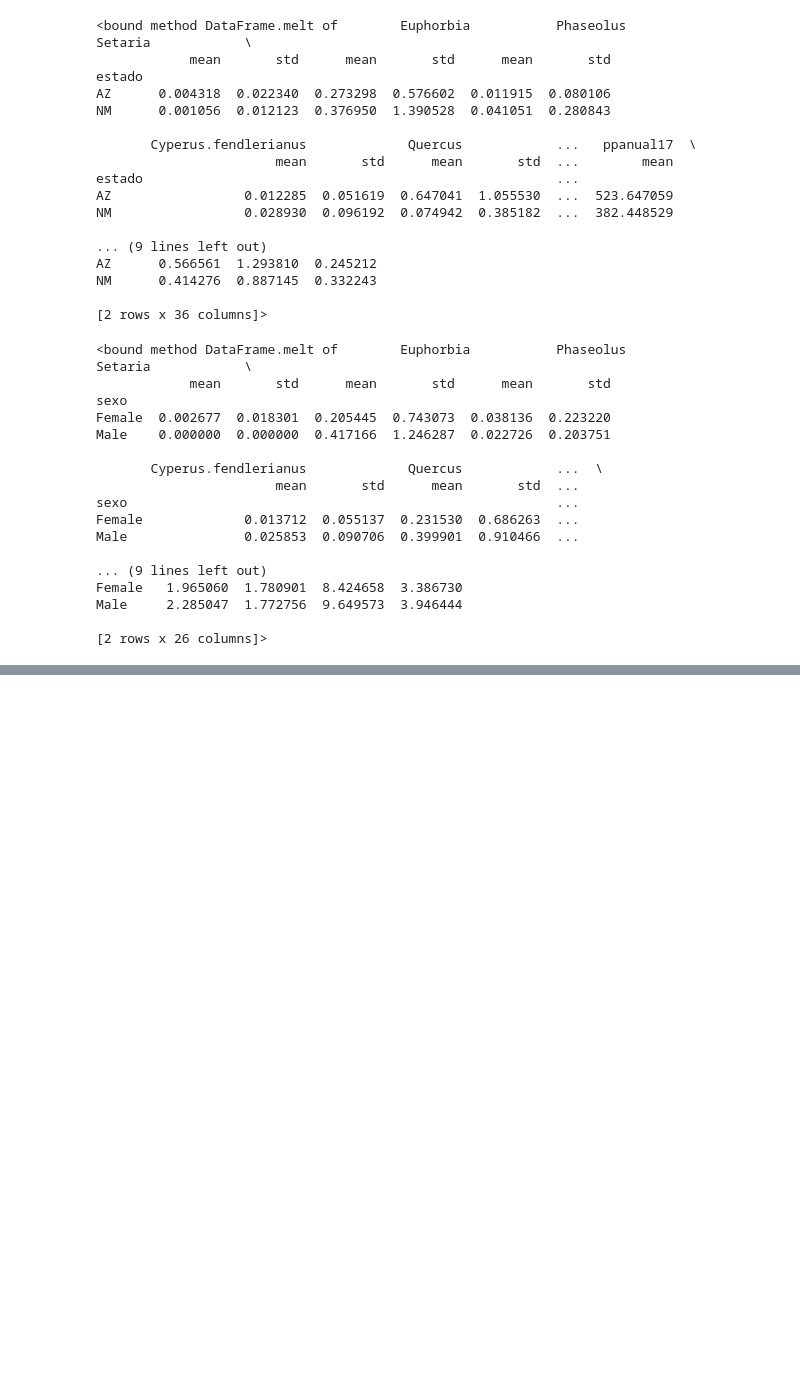
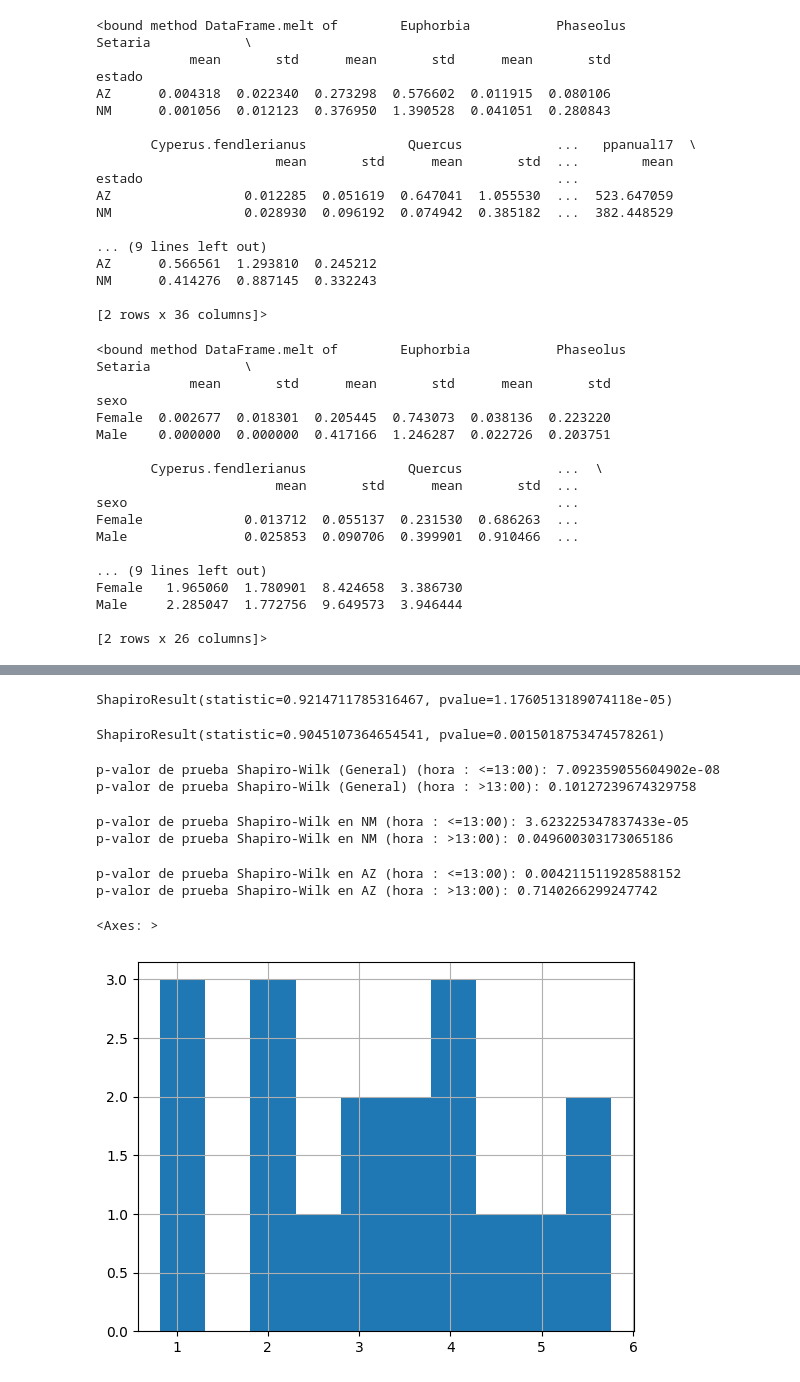
Before and after one commit to fofojaramillo/codornices-proyecto, a Jupyter notebook: eda.ipynb, the cells around one changed output, grey strips where cells are left out. Drawn from its saved outputs; the diff is of its cells as text; code cells hidden in the pictures; blank space fills up the shorter version.

```diff
--- a/eda.ipynb
+++ b/eda.ipynb
@@ -399,0 +460,31 @@ for column in interesting_col_MH:
+# %%
+scipy.stats.shapiro(df['PesoTotal'])
+# %% [output]
+ShapiroResult(statistic=0.9214711785316467, pvalue=1.1760513189074118e-05)
+# %%
+scipy.stats.shapiro(df_AZ['PesoTotal'])
+# %% [output]
+ShapiroResult(statistic=0.9045107364654541, pvalue=0.0015018753474578261)
+# %%
+for hora in horas:
+    print(f'p-valor de prueba Shapiro-Wilk (General) (hora : {hora}): {scipy.stats.shapiro(df[df['Hora'] == hora]['PesoTotal'])[1]}')
+# %% [output]
+p-valor de prueba Shapiro-Wilk (General) (hora : <=13:00): 7.092359055604902e-08
+p-valor de prueba Shapiro-Wilk (General) (hora : >13:00): 0.10127239674329758
+# %%
+for hora in horas:
+    print(f'p-valor de prueba Shapiro-Wilk en NM (hora : {hora}): {scipy.stats.shapiro(df_NM[df_NM['Hora'] == hora]['PesoTotal'])[1]}')
+# %% [output]
+p-valor de prueba Shapiro-Wilk en NM (hora : <=13:00): 3.623225347837433e-05
+p-valor de prueba Shapiro-Wilk en NM (hora : >13:00): 0.049600303173065186
+# %%
+for hora in horas:
+    print(f'p-valor de prueba Shapiro-Wilk en AZ (hora : {hora}): {scipy.stats.shapiro(df_AZ[df_AZ['Hora'] == hora]['PesoTotal'])[1]}')
+# %% [output]
+p-valor de prueba Shapiro-Wilk en AZ (hora : <=13:00): 0.004211511928588152
+p-valor de prueba Shapiro-Wilk en AZ (hora : >13:00): 0.7140266299247742
+# %%
+df_AZ[df_AZ['Hora'] == '>13:00']['PesoTotal']
+# %% [output]
+<Axes: >
+[figure, added]
```
Also changed, not shown: parts of 21 cells of this notebook, 3 other files.
